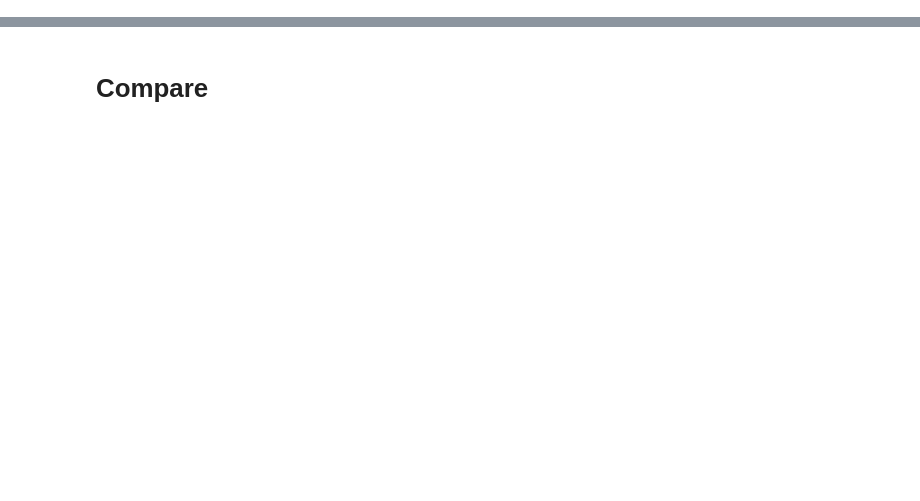
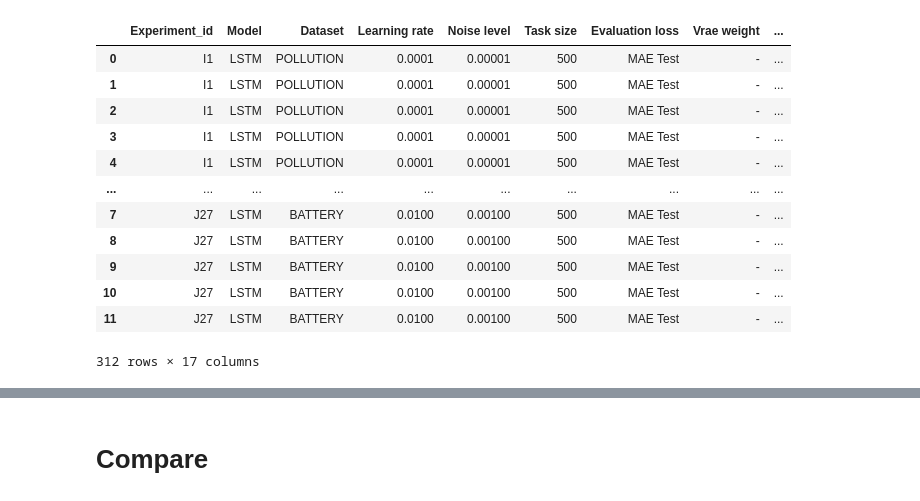
Before and after one commit to sebastianpinedaar/time-series-meta-learning, a Jupyter notebook: master-thesis/Results/load_results_2.ipynb, the cells around one changed output, grey strips where cells are left out. Saved outputs shown, nothing was run; the diff lists cells and outputs as text; code cells hidden in the pictures; blank space fills up the shorter version.

```diff
--- a/master-thesis/Results/load_results_2.ipynb
+++ b/master-thesis/Results/load_results_2.ipynb
@@ -7,0 +42,16 @@ import matplotlib.pyplot as plt
+# %%
+df
+# %% [output]
+|  | Experiment_id | Model | Dataset | Learning rate | Noise level | Task size | Evaluation loss | Vrae weight | ... |
+| 0 | I1 | LSTM | POLLUTION | 0.0001 | 0.00001 | 500 | MAE Test | - | ... |
+| 1 | I1 | LSTM | POLLUTION | 0.0001 | 0.00001 | 500 | MAE Test | - | ... |
+| 2 | I1 | LSTM | POLLUTION | 0.0001 | 0.00001 | 500 | MAE Test | - | ... |
+| 3 | I1 | LSTM | POLLUTION | 0.0001 | 0.00001 | 500 | MAE Test | - | ... |
+| 4 | I1 | LSTM | POLLUTION | 0.0001 | 0.00001 | 500 | MAE Test | - | ... |
+| ... | ... | ... | ... | ... | ... | ... | ... | ... | ... |
+| 7 | J27 | LSTM | BATTERY | 0.0100 | 0.00100 | 500 | MAE Test | - | ... |
+| 8 | J27 | LSTM | BATTERY | 0.0100 | 0.00100 | 500 | MAE Test | - | ... |
+| 9 | J27 | LSTM | BATTERY | 0.0100 | 0.00100 | 500 | MAE Test | - | ... |
+| 10 | J27 | LSTM | BATTERY | 0.0100 | 0.00100 | 500 | MAE Test | - | ... |
+| 11 | J27 | LSTM | BATTERY | 0.0100 | 0.00100 | 500 | MAE Test | - | ... |
+312 rows × 17 columns
```
Also changed, not shown: parts of 10 cells of this notebook, 26 other files.
